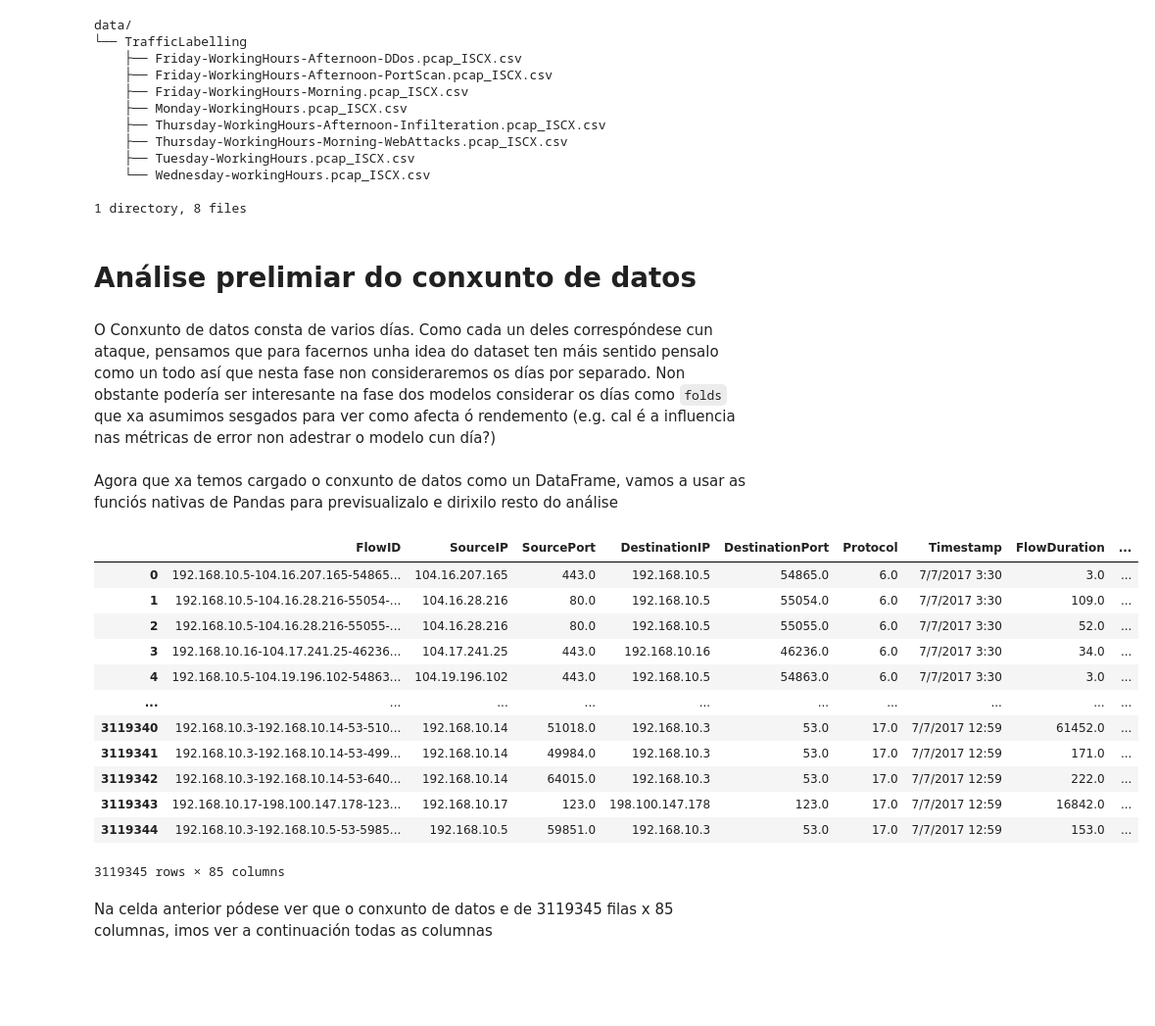
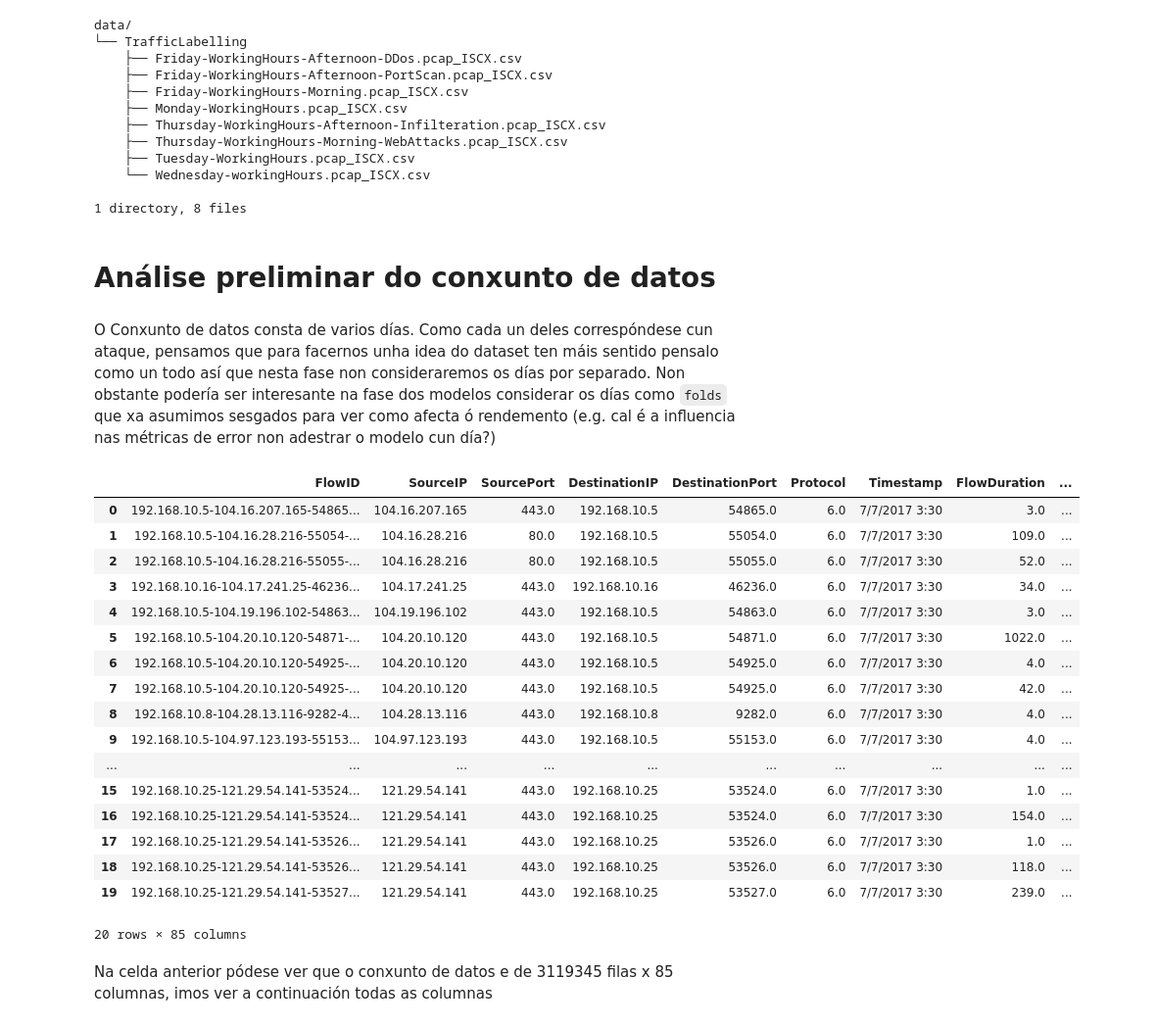
Before and after one commit to pabloChantada/cyber, a Jupyter notebook: analisis.ipynb, the cells around one changed output. Shown at 98% size. Drawn from its saved outputs; the diff is of its cells as text; code cells hidden in the pictures; blank space fills up the shorter version.

```diff
--- a/analisis.ipynb
+++ b/analisis.ipynb
@@ -79,7 +70,8 @@ data/
 # %%
 cores = ['#b48ead', '#a3be8c', '#ebcb8b', '#5e81ac', '#4c566a', '#d08770','#81a1c1','#bf616a','#d8dee9']
 # %% [markdown]
-# Análise prelimiar do conxunto de datos
+<a id="análise-preliminar-do-conxunto-de-datos"></a>
+# Análise preliminar do conxunto de datos
 # %% [markdown]
 O Conxunto de datos consta de varios días. Como cada un deles correspóndese cun ataque, pensamos que para facernos unha idea do dataset ten máis sentido pensalo como un todo así que nesta fase non consideraremos os días por separado. Non obstante podería ser interesante na fase dos modelos considerar os días como `folds` que xa asumimos sesgados para ver como afecta ó rendemento (e.g. cal é a influencia nas métricas de error non adestrar o modelo cun día?)
 # %%
@@ -92,31 +84,37 @@ tipos = {
     ' Destination IP': str,
     ' Timestamp': str,
     ' Label': str
-}
+markdown
+#VSC-b94c0e5d
+markdown
+<a id="pca--selección-de-features"></a>
+## PCA
 
-# Temos que usar un encoding especifico polo formato CIC-IDS-2017, noutro caso da error o lelos arquivos
-# Ademais especificamos esos tipos porque pandas non e quen de inferilos
-df = pd.concat((pd.read_csv(f, encoding='latin-1', dtype=tipos) for f in dias_csv), ignore_index=True)
-# Os nomes das columnas teñen espacios tanto no medio como nos bordes (trailing). Asi que vamos a quitalos
-df.columns = df.columns.str.replace({' ':''})
+O PCA (Principal Component Analysis) aplícase exclusivamente sobre as features numéricas continuas, excluíndo as codificacións one-hot de portos, protocolo e flags binarias. Esta decisión está xustificada porque o PCA é unha técnica lineal baseada na covarianza entre variables, as variables binarias OHE con moi poucos 1s teñen covariancias artificialmente altas entre elas que distorsionarían os compoñentes principais, como se comprobou empiricamente nunha análise previa onde as columnas de portos dominaban os loadings do PCA con importancias de ata 0.93.
+
+O obxectivo do PCA neste contexto non é reducir a dimensionalidade para o modelo final, senón identificar qué features numéricas continuas capturan a maior parte da varanza do dataset, permitindo descartar as menos informativas de forma sistemática e xustificada.## PCA
+source
-# %% [markdown]
-Agora que xa temos cargado o conxunto de datos como un DataFrame, vamos a usar as funciós nativas de Pandas para previsualizalo e dirixilo resto do análise
 # %%
-df
+df.head(20)
 # %% [output]
 |  | FlowID | SourceIP | SourcePort | DestinationIP | DestinationPort | Protocol | Timestamp | FlowDuration | ... |
 | 0 | 192.168.10.5-104.16.207.165-54865... | 104.16.207.165 | 443.0 | 192.168.10.5 | 54865.0 | 6.0 | 7/7/2017 3:30 | 3.0 | ... |
 | 1 | 192.168.10.5-104.16.28.216-55054-... | 104.16.28.216 | 80.0 | 192.168.10.5 | 55054.0 | 6.0 | 7/7/2017 3:30 | 109.0 | ... |
 | 2 | 192.168.10.5-104.16.28.216-55055-... | 104.16.28.216 | 80.0 | 192.168.10.5 | 55055.0 | 6.0 | 7/7/2017 3:30 | 52.0 | ... |
 | 3 | 192.168.10.16-104.17.241.25-46236... | 104.17.241.25 | 443.0 | 192.168.10.16 | 46236.0 | 6.0 | 7/7/2017 3:30 | 34.0 | ... |
 | 4 | 192.168.10.5-104.19.196.102-54863... | 104.19.196.102 | 443.0 | 192.168.10.5 | 54863.0 | 6.0 | 7/7/2017 3:30 | 3.0 | ... |
+| 5 | 192.168.10.5-104.20.10.120-54871-... | 104.20.10.120 | 443.0 | 192.168.10.5 | 54871.0 | 6.0 | 7/7/2017 3:30 | 1022.0 | ... |
+| 6 | 192.168.10.5-104.20.10.120-54925-... | 104.20.10.120 | 443.0 | 192.168.10.5 | 54925.0 | 6.0 | 7/7/2017 3:30 | 4.0 | ... |
+| 7 | 192.168.10.5-104.20.10.120-54925-... | 104.20.10.120 | 443.0 | 192.168.10.5 | 54925.0 | 6.0 | 7/7/2017 3:30 | 42.0 | ... |
+| 8 | 192.168.10.8-104.28.13.116-9282-4... | 104.28.13.116 | 443.0 | 192.168.10.8 | 9282.0 | 6.0 | 7/7/2017 3:30 | 4.0 | ... |
+| 9 | 192.168.10.5-104.97.123.193-55153... | 104.97.123.193 | 443.0 | 192.168.10.5 | 55153.0 | 6.0 | 7/7/2017 3:30 | 4.0 | ... |
 | ... | ... | ... | ... | ... | ... | ... | ... | ... | ... |
-| 3119340 | 192.168.10.3-192.168.10.14-53-510... | 192.168.10.14 | 51018.0 | 192.168.10.3 | 53.0 | 17.0 | 7/7/2017 12:59 | 61452.0 | ... |
-| 3119341 | 192.168.10.3-192.168.10.14-53-499... | 192.168.10.14 | 49984.0 | 192.168.10.3 | 53.0 | 17.0 | 7/7/2017 12:59 | 171.0 | ... |
-| 3119342 | 192.168.10.3-192.168.10.14-53-640... | 192.168.10.14 | 64015.0 | 192.168.10.3 | 53.0 | 17.0 | 7/7/2017 12:59 | 222.0 | ... |
-| 3119343 | 192.168.10.17-198.100.147.178-123... | 192.168.10.17 | 123.0 | 198.100.147.178 | 123.0 | 17.0 | 7/7/2017 12:59 | 16842.0 | ... |
-| 3119344 | 192.168.10.3-192.168.10.5-53-5985... | 192.168.10.5 | 59851.0 | 192.168.10.3 | 53.0 | 17.0 | 7/7/2017 12:59 | 153.0 | ... |
+| 15 | 192.168.10.25-121.29.54.141-53524... | 121.29.54.141 | 443.0 | 192.168.10.25 | 53524.0 | 6.0 | 7/7/2017 3:30 | 1.0 | ... |
+| 16 | 192.168.10.25-121.29.54.141-53524... | 121.29.54.141 | 443.0 | 192.168.10.25 | 53524.0 | 6.0 | 7/7/2017 3:30 | 154.0 | ... |
+| 17 | 192.168.10.25-121.29.54.141-53526... | 121.29.54.141 | 443.0 | 192.168.10.25 | 53526.0 | 6.0 | 7/7/2017 3:30 | 1.0 | ... |
+| 18 | 192.168.10.25-121.29.54.141-53526... | 121.29.54.141 | 443.0 | 192.168.10.25 | 53526.0 | 6.0 | 7/7/2017 3:30 | 118.0 | ... |
+| 19 | 192.168.10.25-121.29.54.141-53527... | 121.29.54.141 | 443.0 | 192.168.10.25 | 53527.0 | 6.0 | 7/7/2017 3:30 | 239.0 | ... |
-3119345 rows × 85 columns
+20 rows × 85 columns
 # %% [markdown]
 Na celda anterior pódese ver que o conxunto de datos e de 3119345 filas x 85 columnas, imos ver a continuación todas as columnas
 # %%
```
Also changed, not shown: parts of 86 cells of this notebook, 1 other file.
